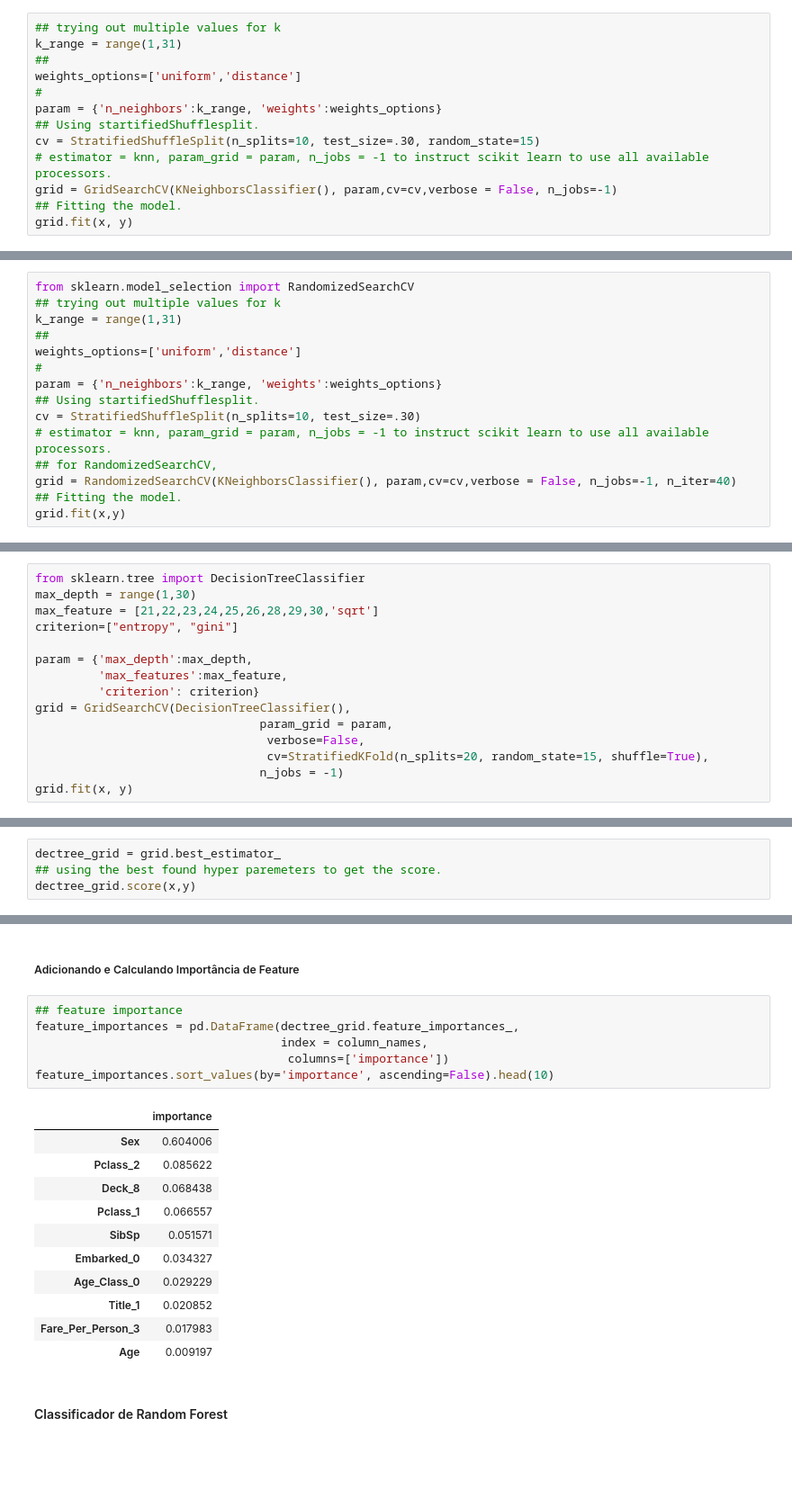
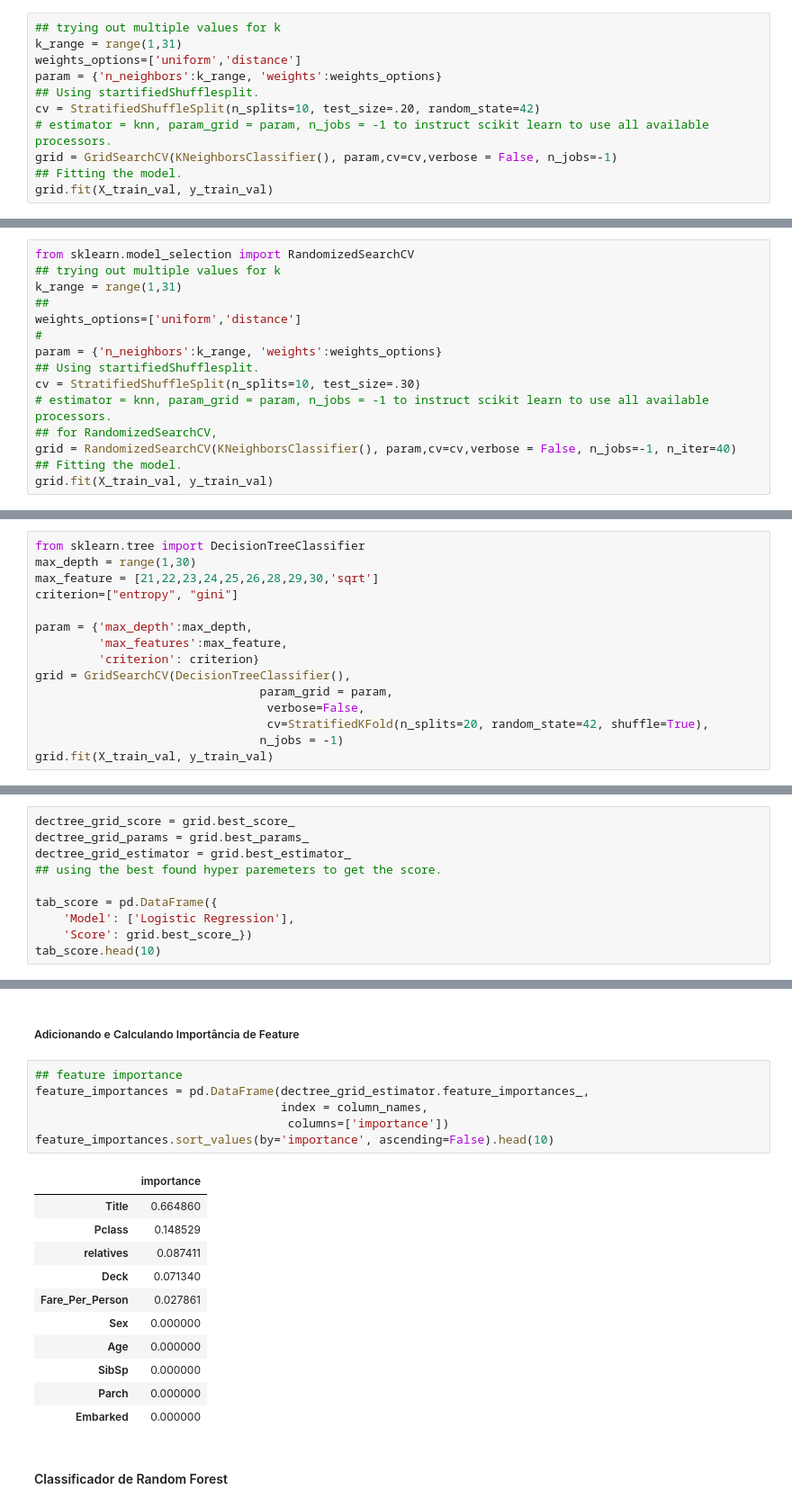
Before and after one commit to BrenoDPS/titanic, a Jupyter notebook: notebooks/titanic.ipynb, the cells around one changed output, grey strips where cells are left out. Shown: that part at 90% size. Drawn from its saved outputs; the diff is of its cells as text; blank space fills up the shorter version.

```diff
--- a/notebooks/titanic.ipynb
+++ b/notebooks/titanic.ipynb
@@ -865,14 +640,12 @@ plt.plot(k_range, k_scores)
 # %%
 ## trying out multiple values for k
 k_range = range(1,31)
-##
 weights_options=['uniform','distance']
-#
 param = {'n_neighbors':k_range, 'weights':weights_options}
 ## Using startifiedShufflesplit.
-cv = StratifiedShuffleSplit(n_splits=10, test_size=.30, random_state=15)
+cv = StratifiedShuffleSplit(n_splits=10, test_size=.20, random_state=42)
 # estimator = knn, param_grid = param, n_jobs = -1 to instruct scikit learn to use all available processors.
 grid = GridSearchCV(KNeighborsClassifier(), param,cv=cv,verbose = False, n_jobs=-1)
 ## Fitting the model.
-grid.fit(x, y)
+grid.fit(X_train_val, y_train_val)
 # %% [output]
@@ -912,7 +691,7 @@ cv = StratifiedShuffleSplit(n_splits=10, test_size=.30)
 ## for RandomizedSearchCV,
 grid = RandomizedSearchCV(KNeighborsClassifier(), param,cv=cv,verbose = False, n_jobs=-1, n_iter=40)
 ## Fitting the model.
-grid.fit(x,y)
+grid.fit(X_train_val, y_train_val)
 # %% [output]
 RandomizedSearchCV(cv=StratifiedShuffleSplit(n_splits=10, random_state=None, test_size=0.3,
             train_size=None),
@@ -948,7 +734,7 @@ param = {'max_depth':max_depth,
 grid = GridSearchCV(DecisionTreeClassifier(),
                                 param_grid = param,
                                  verbose=False,
-                                 cv=StratifiedKFold(n_splits=20, random_state=15, shuffle=True),
+                                 cv=StratifiedKFold(n_splits=20, random_state=42, shuffle=True),
                                 n_jobs = -1)
-grid.fit(x, y)
+grid.fit(X_train_val, y_train_val)
 # %% [output]
@@ -970,5 +756,11 @@ DecisionTreeClassifier(max_depth=4, max_features=24)
 # %%
-dectree_grid = grid.best_estimator_
+dectree_grid_score = grid.best_score_
+dectree_grid_params = grid.best_params_
+dectree_grid_estimator = grid.best_estimator_
 ## using the best found hyper paremeters to get the score.
-dectree_grid.score(x,y)
+
+tab_score = pd.DataFrame({
+    'Model': ['Logistic Regression'],
+    'Score': grid.best_score_})
+tab_score.head(10)
 # %% [output]
@@ -977,22 +770,22 @@ dectree_grid.score(x,y)
 ##### Adicionando e Calculando Importância de Feature
 # %%
 ## feature importance
-feature_importances = pd.DataFrame(dectree_grid.feature_importances_,
+feature_importances = pd.DataFrame(dectree_grid_estimator.feature_importances_,
                                    index = column_names,
                                     columns=['importance'])
 feature_importances.sort_values(by='importance', ascending=False).head(10)
 # %% [output]
 |  | importance |
-| Sex | 0.604006 |
-| Pclass_2 | 0.085622 |
-| Deck_8 | 0.068438 |
-| Pclass_1 | 0.066557 |
-| SibSp | 0.051571 |
-| Embarked_0 | 0.034327 |
-| Age_Class_0 | 0.029229 |
-| Title_1 | 0.020852 |
-| Fare_Per_Person_3 | 0.017983 |
-| Age | 0.009197 |
+| Title | 0.664860 |
+| Pclass | 0.148529 |
+| relatives | 0.087411 |
+| Deck | 0.071340 |
+| Fare_Per_Person | 0.027861 |
+| Sex | 0.000000 |
+| Age | 0.000000 |
+| SibSp | 0.000000 |
+| Parch | 0.000000 |
+| Embarked | 0.000000 |
 # %% [markdown]
 #### Classificador de Random Forest
 # %%
```
Also changed, not shown: parts of 193 cells of this notebook, 2 other files.
